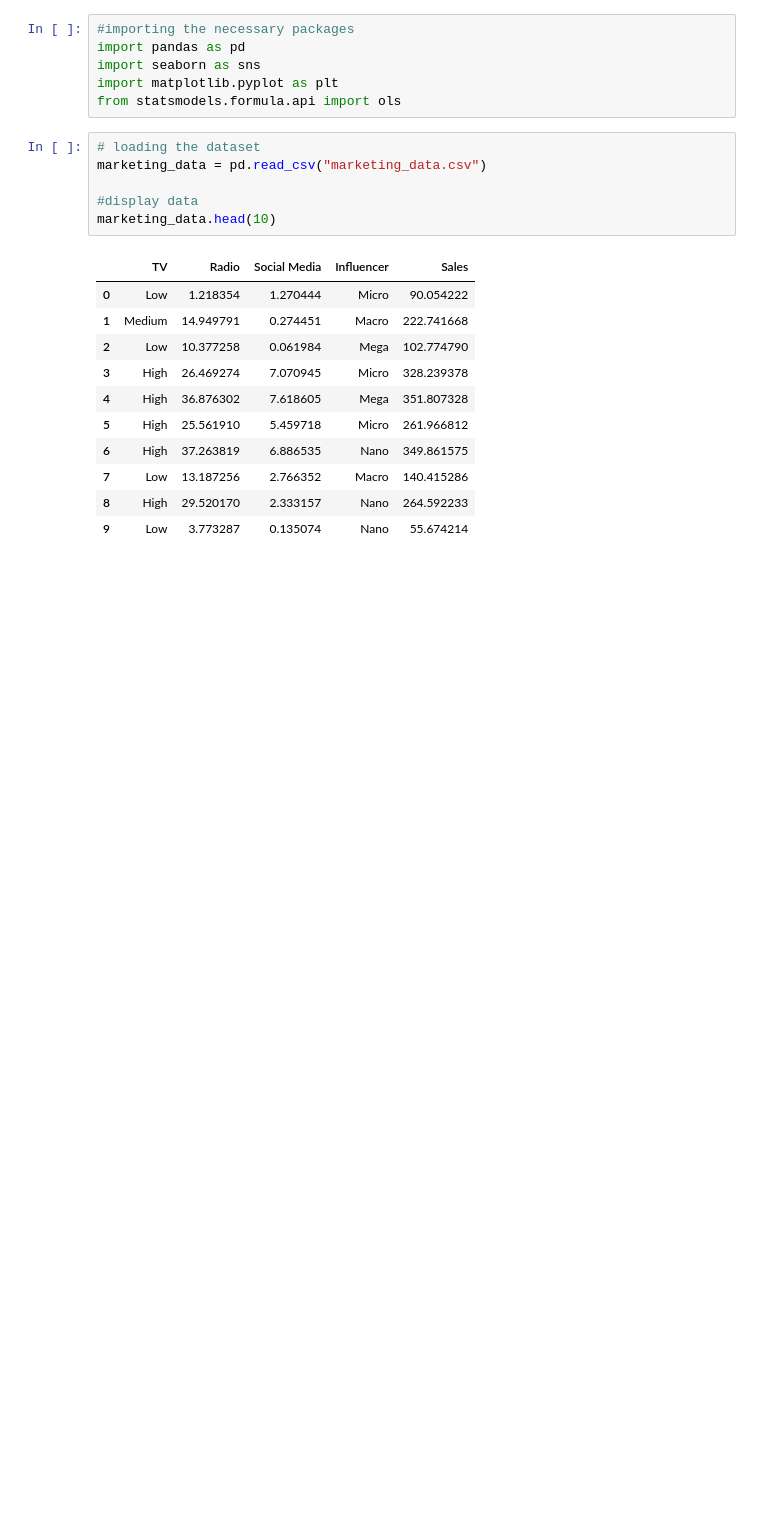
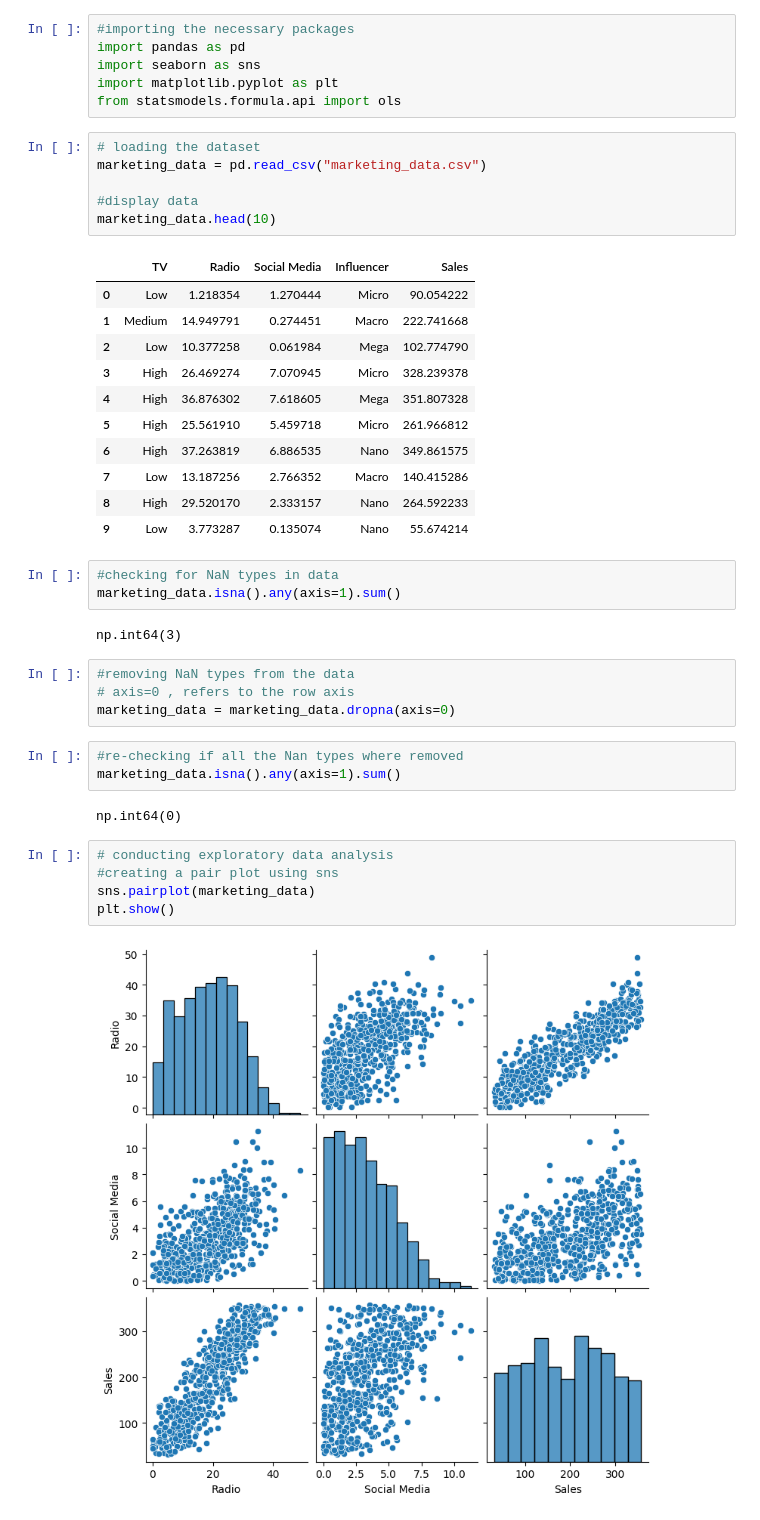
Before and after one commit to PrincelyKitilya/Linear-Regression-assumptions-tests, a Jupyter notebook: marketing sales analysis/marketing_analysis_mulitple.ipynb, the cells around one changed output. Cells and saved outputs as stored; diff of their text form; blank space fills up the shorter version.

Commit message:
Inspeted for NaN or missing values in the data set, removed missing values from the dataset, rechecked to confirm if missing values were actually removed, plotted a pairplot using the sns library.

```diff
--- a/marketing sales analysis/marketing_analysis_mulitple.ipynb
+++ b/marketing sales analysis/marketing_analysis_mulitple.ipynb
@@ -22,3 +22,24 @@ marketing_data.head(10)
 | 7 | Low | 13.187256 | 2.766352 | Macro | 140.415286 |
 | 8 | High | 29.520170 | 2.333157 | Nano | 264.592233 |
 | 9 | Low | 3.773287 | 0.135074 | Nano | 55.674214 |
+# %%
+#checking for NaN types in data
+marketing_data.isna().any(axis=1).sum()
+# %% [output]
+np.int64(3)
+# %%
+#removing NaN types from the data
+# axis=0 , refers to the row axis
+marketing_data = marketing_data.dropna(axis=0)
+# %%
+#re-checking if all the Nan types where removed
+marketing_data.isna().any(axis=1).sum()
+# %% [output]
+np.int64(0)
+# %%
+# conducting exploratory data analysis
+#creating a pair plot using sns
+sns.pairplot(marketing_data)
+plt.show()
+# %% [output]
+[figure, added]
```
